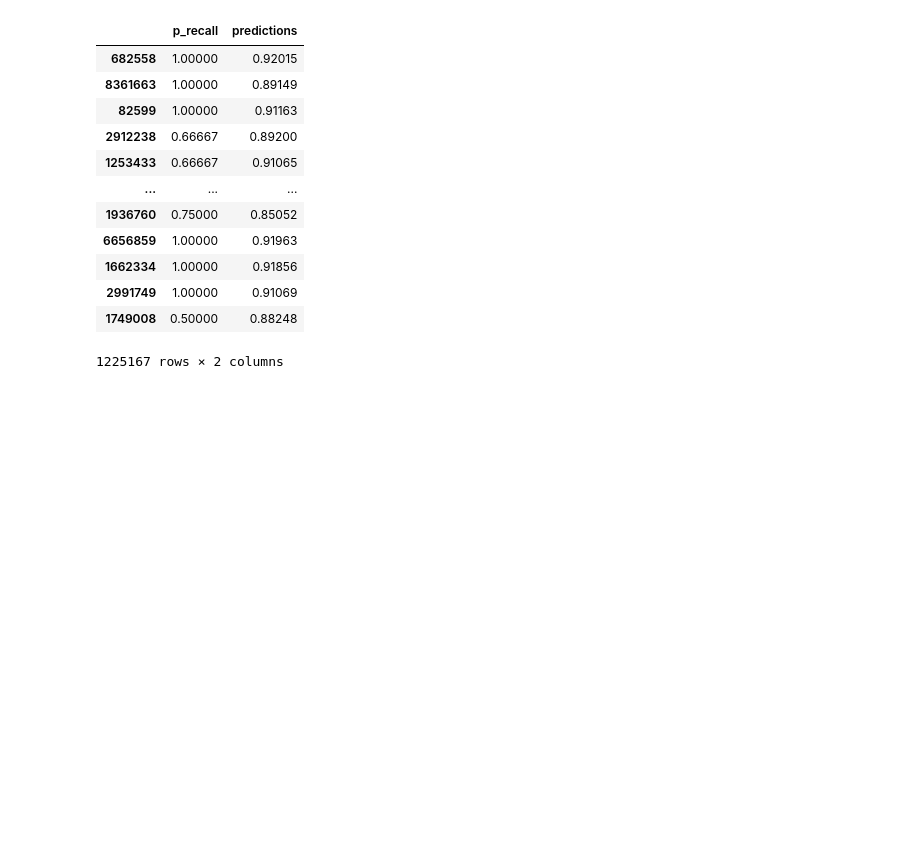
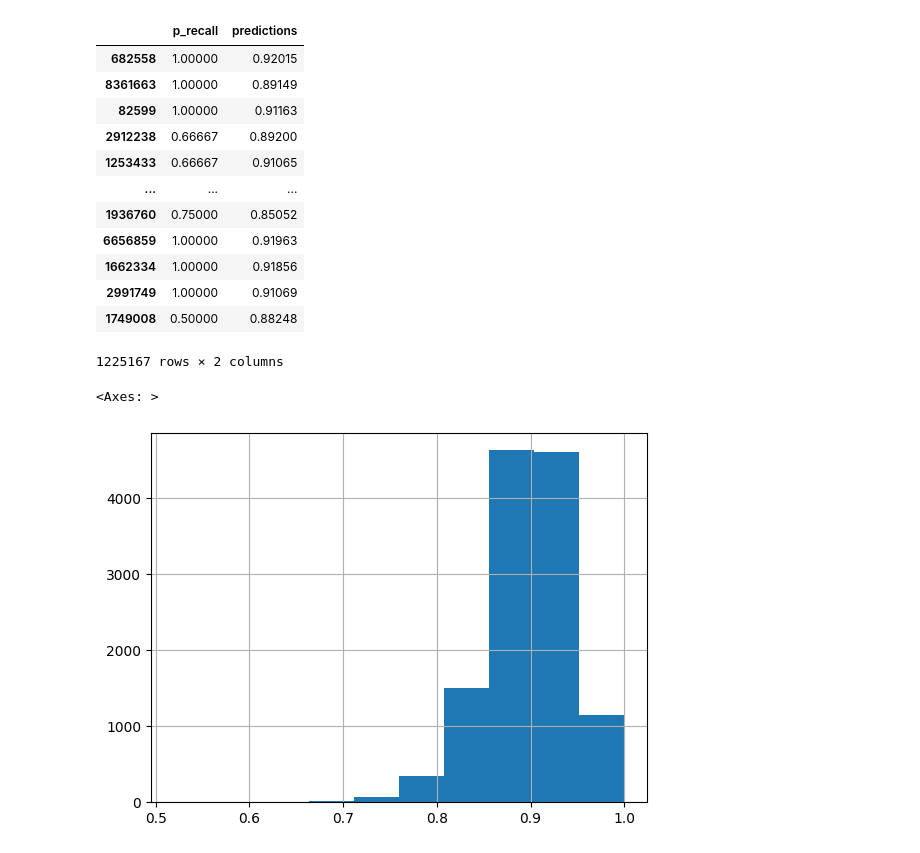
Before and after one commit to juliakubisa/spaced_repetition_algorithm, a Jupyter notebook: notebooks/baseline_models.ipynb, the cells around one changed output. Cells and saved outputs as stored; diff of their text form; code cells hidden in the pictures; blank space fills up the shorter version.

```diff
--- a/notebooks/baseline_models.ipynb
+++ b/notebooks/baseline_models.ipynb
@@ -344,3 +362,8 @@ full_df_all[['p_recall', 'predictions']]
 | 2991749 | 1.00000 | 0.91069 |
 | 1749008 | 0.50000 | 0.88248 |
 1225167 rows × 2 columns
+# %%
+full_df_all['predictions'].hist()
+# %% [output]
+<Axes: >
+[figure, added]
```
Also changed, not shown: parts of 13 cells of this notebook, 1 other file.
